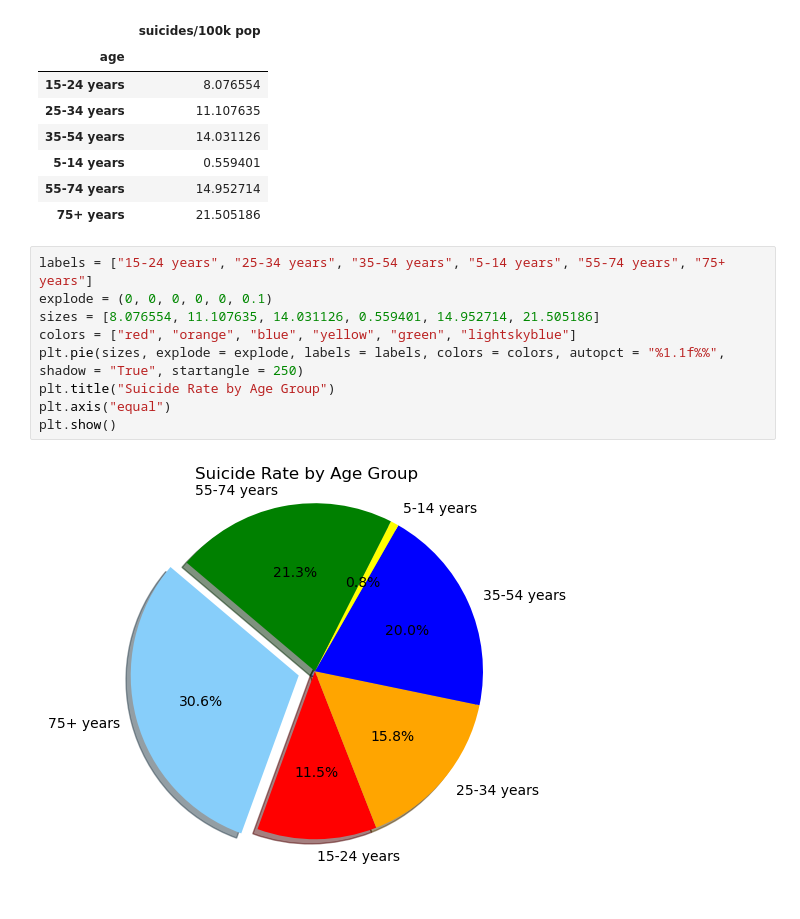
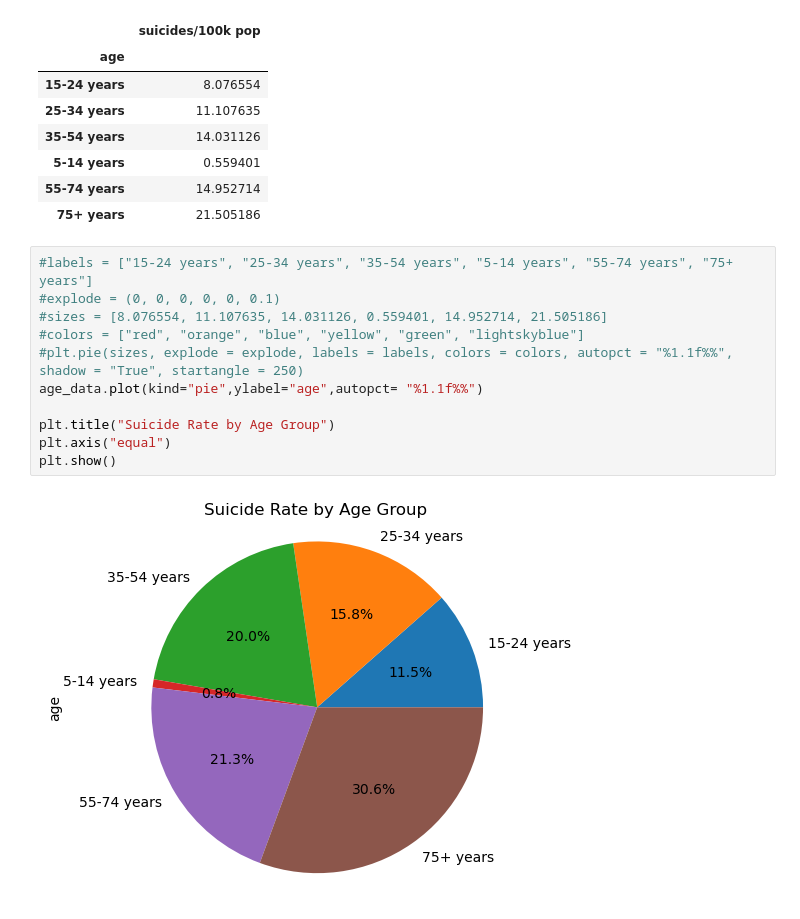
Before and after one commit to BirundhaVaratharajan/Project-1, a Jupyter notebook: Untitled.ipynb, the cells around one changed output. Drawn from its saved outputs; the diff is of its cells as text.

```diff
--- a/Untitled.ipynb
+++ b/Untitled.ipynb
@@ -151,14 +162,16 @@ age_data_df
 | 55-74 years | 14.952714 |
 | 75+ years | 21.505186 |
 # %%
-labels = ["15-24 years", "25-34 years", "35-54 years", "5-14 years", "55-74 years", "75+ years"]
-explode = (0, 0, 0, 0, 0, 0.1)
-sizes = [8.076554, 11.107635, 14.031126, 0.559401, 14.952714, 21.505186]
-colors = ["red", "orange", "blue", "yellow", "green", "lightskyblue"]
-plt.pie(sizes, explode = explode, labels = labels, colors = colors, autopct = "%1.1f%%", shadow = "True", startangle = 250)
+#labels = ["15-24 years", "25-34 years", "35-54 years", "5-14 years", "55-74 years", "75+ years"]
+#explode = (0, 0, 0, 0, 0, 0.1)
+#sizes = [8.076554, 11.107635, 14.031126, 0.559401, 14.952714, 21.505186]
+#colors = ["red", "orange", "blue", "yellow", "green", "lightskyblue"]
+#plt.pie(sizes, explode = explode, labels = labels, colors = colors, autopct = "%1.1f%%", shadow = "True", startangle = 250)
+age_data.plot(kind="pie",ylabel="age",autopct= "%1.1f%%")
+
 plt.title("Suicide Rate by Age Group")
 plt.axis("equal")
 plt.show()
 # %% [output]
-[figure, old version]
+[figure, new version]
 # %%
```
Also changed, not shown: parts of 7 cells of this notebook.
